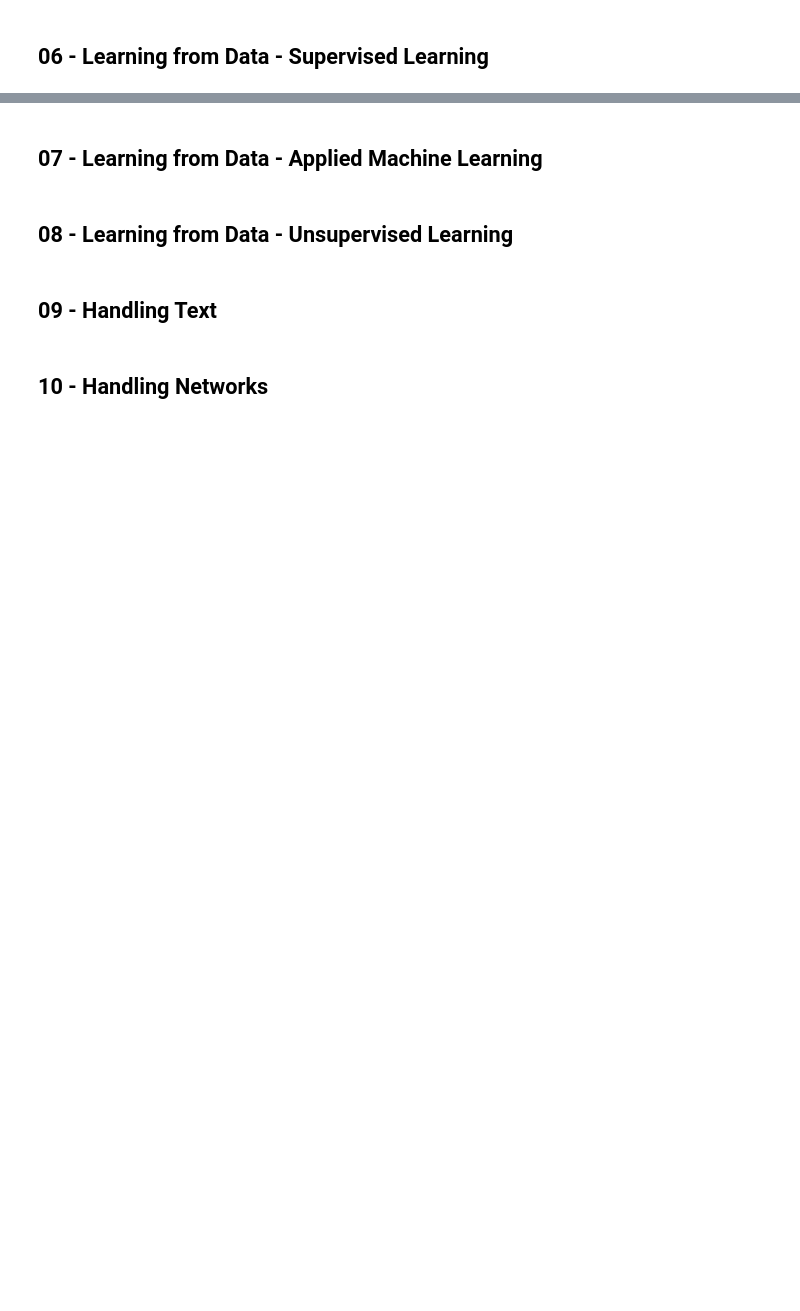
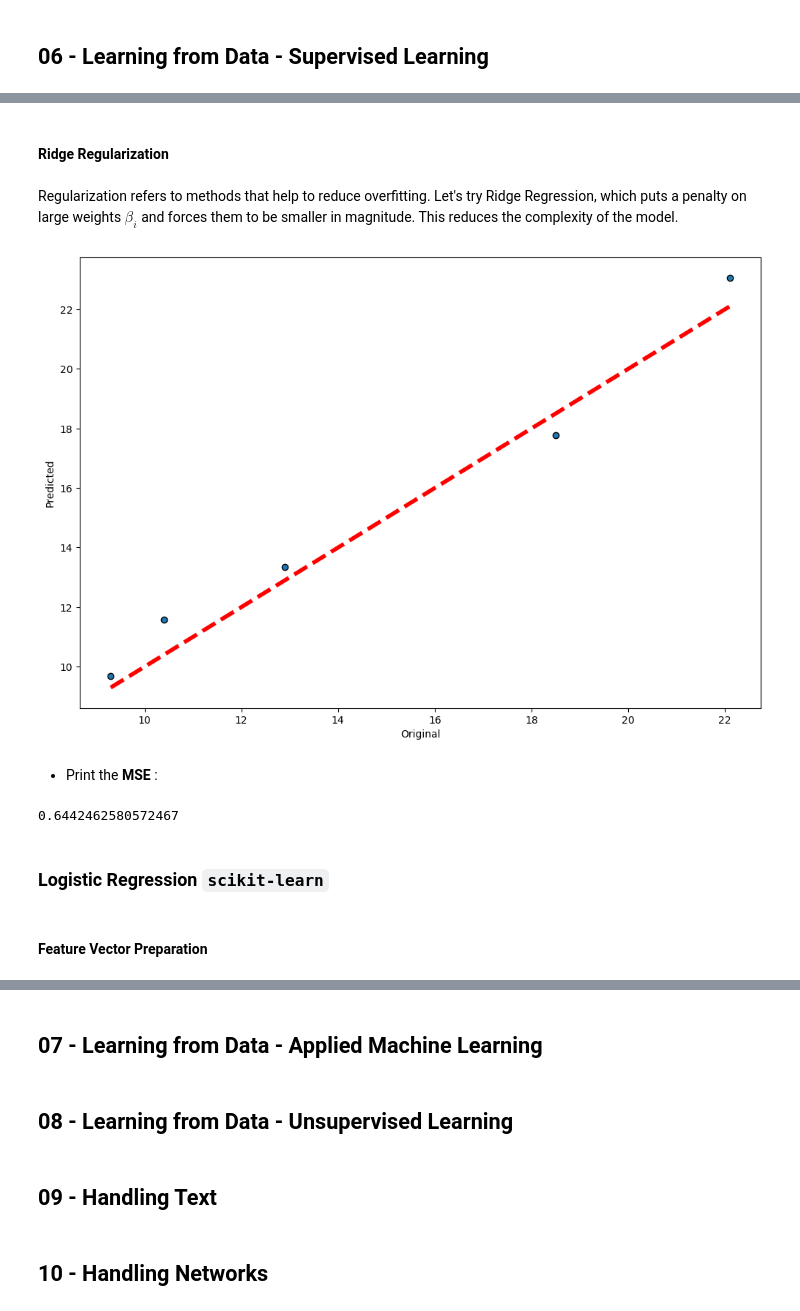
Before and after one commit to alessiodesogus/2023, a Jupyter notebook: Exam/Helpers/Exam_helpers.ipynb, the cells around one changed output, grey strips where cells are left out. Drawn from its saved outputs; the diff is of its cells as text; code cells hidden in the pictures; blank space fills up the shorter version.

```diff
--- a/Exam/Helpers/Exam_helpers.ipynb
+++ b/Exam/Helpers/Exam_helpers.ipynb
@@ -1501,0 +1808,28 @@ In the second model, `high_blood_pressure` is associated with an multiplicative
+# %% [markdown]
+#### Ridge Regularization
+# %% [markdown]
+Regularization refers to methods that help to reduce overfitting. Let's try Ridge Regression, which puts a penalty on large weights $\beta_i$ and forces them to be smaller in magnitude. This reduces the complexity of the model.
+# %%
+ridge = Ridge(alpha=6)
+
+# cross_val_predict returns an array of the same size as `y` where each entry is a prediction obtained by cross validation:
+y_predicted_r = cross_val_predict(ridge, X, y, cv=5)
+
+fig, ax = plt.subplots(figsize=(12, 8))
+ax.scatter(y, y_predicted_r, edgecolors=(0, 0, 0))
+ax.plot([min(y), max(y)], [min(y), max(y)], 'r--', lw=4)
+ax.set_xlabel('Original')
+ax.set_ylabel('Predicted')
+plt.show()
+# %% [output]
+[figure, added]
+# %% [markdown]
+- Print the **MSE** :
+# %%
+mean_squared_error(y, y_predicted_r)
+# %% [output]
+0.6442462580572467
+# %% [markdown]
+### Logistic Regression `scikit-learn`
+# %% [markdown]
+#### Feature Vector Preparation
```
Also changed, not shown: parts of 84 cells of this notebook, 4 other files.
